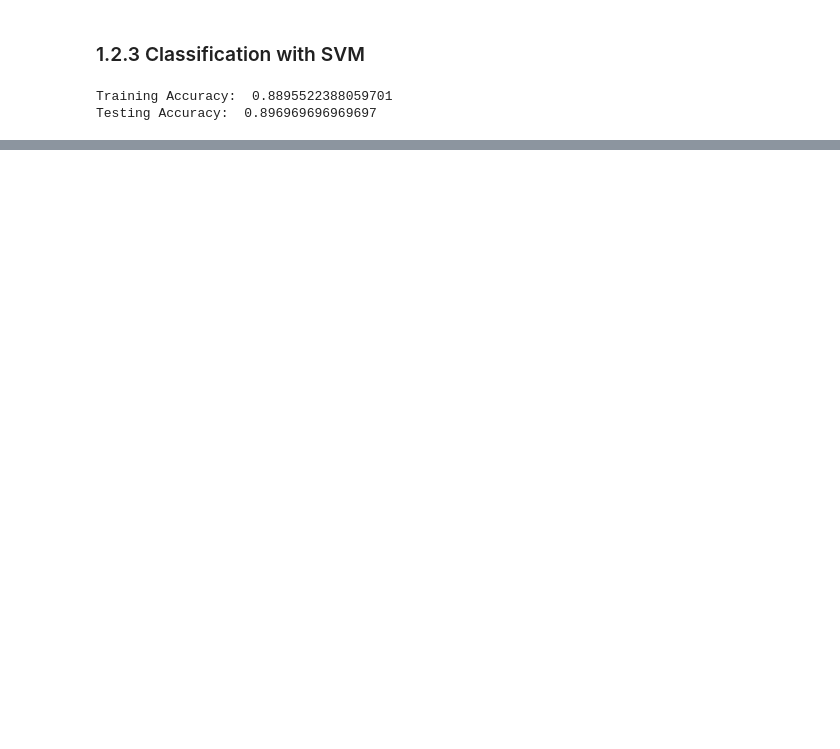
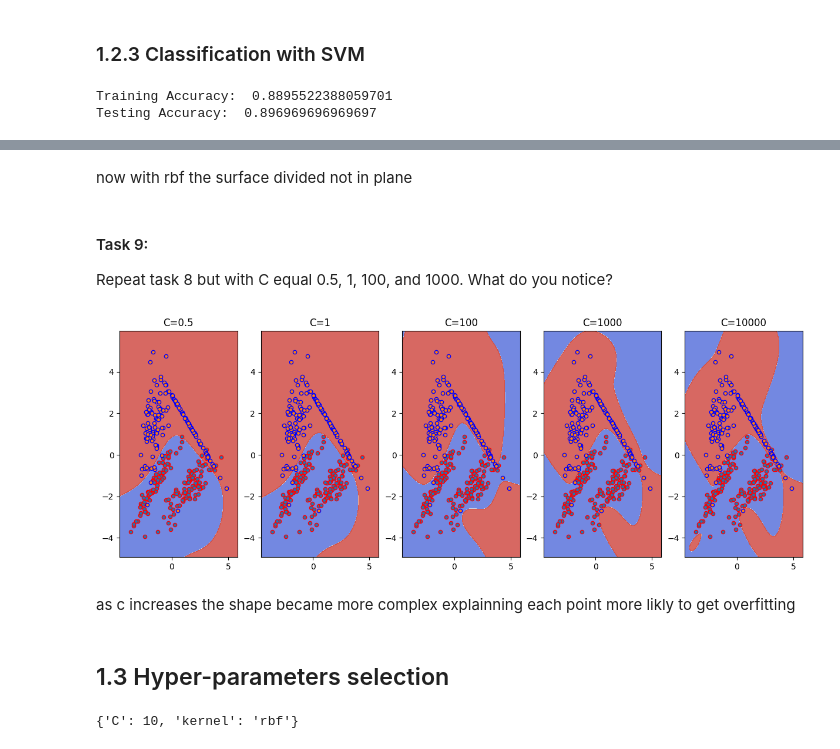
Before and after one commit to Mohammed-Abed-Alkareem/INTELLIGENT-SYSTEMS-LAB, a Jupyter notebook: Exp_4/exp_4.ipynb, the cells around one changed output, grey strips where cells are left out. Drawn from its saved outputs; the diff is of its cells as text; code cells hidden in the pictures; blank space fills up the shorter version.

```diff
--- a/Exp_4/exp_4.ipynb
+++ b/Exp_4/exp_4.ipynb
@@ -494,0 +588,67 @@ Testing Accuracy:  0.896969696969697
+# %% [markdown]
+now with rbf the surface divided not in plane
+# %% [markdown]
+#### Task 9:
+Repeat task 8 but with C equal 0.5, 1, 100, and 1000. What do you notice?
+# %%
+import matplotlib.pyplot as plt
+import numpy as np
+from matplotlib.colors import ListedColormap
+
+cmap = plt.cm.RdBu
+plot_step = 0.02 # fine step width for decision surface contours
+
+
+from sklearn import svm
+
+fig, axs = plt.subplots(1, 5, figsize=(15, 5))
+
+C=[0.5,1,100,1000, 10000]
+for idx ,c_svm in enumerate(C) :
+    clf = svm.SVC(kernel="rbf", C=c_svm)
+    clf.fit(X_train, y_train)
+
+    # Now plot the decision boundary using a fine mesh as input to a
+    # filled contour plot
+    x_min, x_max = X_train[:, 0].min() - 1, X_train[:, 0].max() + 1
+    y_min, y_max = X_train[:, 1].min() - 1, X_train[:, 1].max() + 1
+
+    xx, yy = np.meshgrid(
+        np.arange(x_min, x_max, plot_step),
+        np.arange(y_min, y_max, plot_step))
+
+
+
+    # Predict each point on the mesh
+    Z = clf.predict(np.c_[xx.ravel(), yy.ravel()])
+    Z = Z.reshape(xx.shape)
+
+    # Plot the decision boundary and margins
+    axs[idx].contourf(xx, yy, Z, cmap=plt.cm.coolwarm, alpha=0.8)
+
+
+    colors = ["r", "b"]
+    for c in np.unique(y_train):
+         axs[idx].scatter([X_train[i, 0] for i in np.where(y_train==c)] ,
+        [X_train[i, 1] for i in np.where(y_train==c)],
+        edgecolor=colors[c], s=20, label="Samples")
+
+    axs[idx].set_title(f"C={c_svm}")
+
+plt.show()
+# %% [output]
+[figure, added]
+# %% [markdown]
+as c increases the shape became more complex explainning each point more likly to get overfitting
+# %% [markdown]
+## 1.3 Hyper-parameters selection
+# %%
+from sklearn.model_selection import GridSearchCV
+from sklearn import svm
+parameters = {"kernel":("linear", "rbf"), "C":[1, 10, 100]}
+svc = svm.SVC()
+clf = GridSearchCV(svc, parameters, cv=5)
+clf.fit(X_train, y_train)
+print(clf.best_params_)
+# %% [output]
+{'C': 10, 'kernel': 'rbf'}
```
Also changed, not shown: parts of 13 cells of this notebook.
